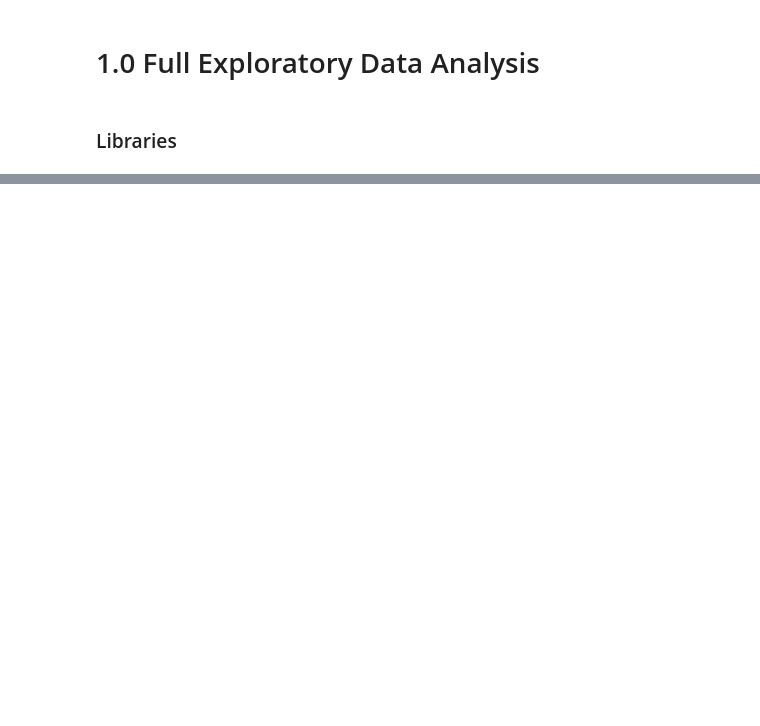
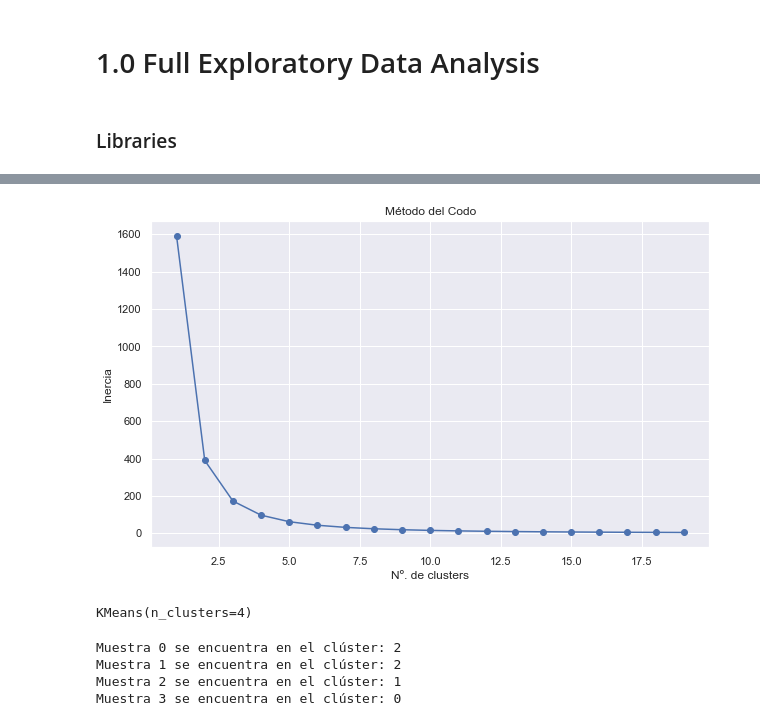
Before and after one commit to Giocrisrai/alaya_challenge, a Jupyter notebook: notebooks/1.0-ggodoy-full.ipynb, the cells around one changed output, grey strips where cells are left out. Saved outputs shown, nothing was run; the diff lists cells and outputs as text; code cells hidden in the pictures; blank space fills up the shorter version.

```diff
--- a/notebooks/1.0-ggodoy-full.ipynb
+++ b/notebooks/1.0-ggodoy-full.ipynb
@@ -18,0 +170,3 @@ ModuleNotFoundError: No module named 'challenge_alaya'
+# %%
+muestras = pd.DataFrame(df.loc[indices],columns = df.keys()).reset_index(drop = True)
+df = df.drop(indices, axis=0)
@@ -18,0 +181,3 @@ ModuleNotFoundError: No module named 'challenge_alaya'
+# %%
+data_escalada = preprocessing.Normalizer().fit_transform(df)
+muestras_escalada = preprocessing.Normalizer().fit_transform(muestras)
@@ -18,0 +187,23 @@ ModuleNotFoundError: No module named 'challenge_alaya'
+# %%
+# Se determina las variables a evaluar
+X = data_escalada.copy()
+# %%
+## Hallar el valor óptimo de K ##
+# Se aplicará el método de codo para hallar  K
+# Se calcula el algoritmo de agrupación para diferentes valores de K
+inercia = []
+for i in range(1,20):
+    algoritmo = KMeans(n_clusters= i, init= 'k-means++', max_iter=300, n_init=10)
+    algoritmo.fit(X)
+    #Para cada K, se calcula la suma total del cuadrado dentro del clúster
+    inercia.append(algoritmo.inertia_)
+# %%
+#Se traza la curva de la suma de errores cuadráticos
+plt.figure(figsize=[10,6])
+plt.title('Método del Codo')
+plt.xlabel('Nº. de clusters')
+plt.ylabel('Inercia')
+plt.plot(list(range(1,20)), inercia, marker='o')
+plt.show()
+# %% [output]
+[figure, added]
@@ -18,0 +214,5 @@ ModuleNotFoundError: No module named 'challenge_alaya'
+# %%
+# Se entrena el algoritmo
+algoritmo.fit(X)
+# %% [output]
+KMeans(n_clusters=4)
@@ -18,0 +225,8 @@ ModuleNotFoundError: No module named 'challenge_alaya'
+# %%
+for i, pred in enumerate(muestra_prediccion):
+    print("Muestra", i, "se encuentra en el clúster:", pred)
+# %% [output]
+Muestra 0 se encuentra en el clúster: 2
+Muestra 1 se encuentra en el clúster: 2
+Muestra 2 se encuentra en el clúster: 1
+Muestra 3 se encuentra en el clúster: 0
```
Also changed, not shown: parts of 30 cells of this notebook.
